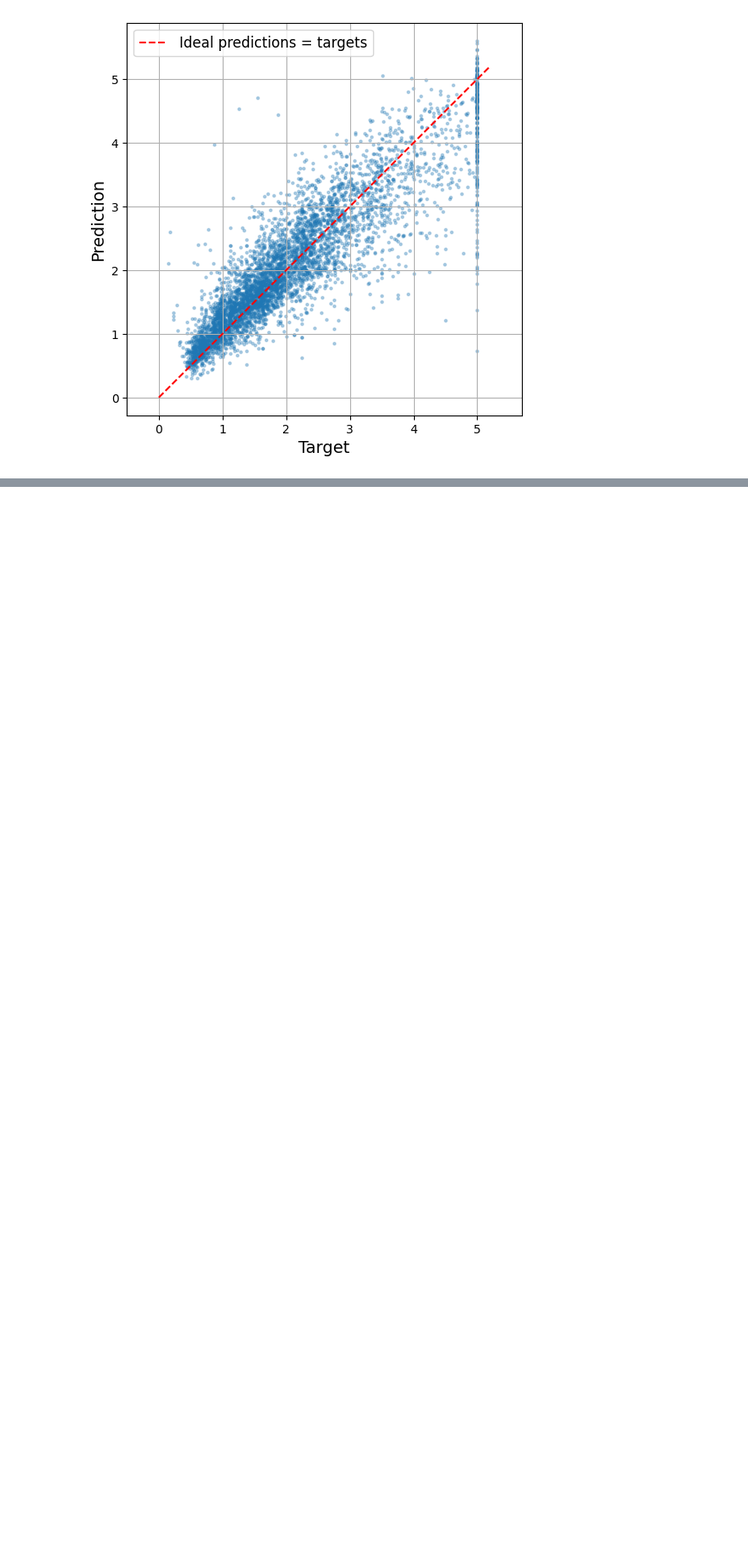
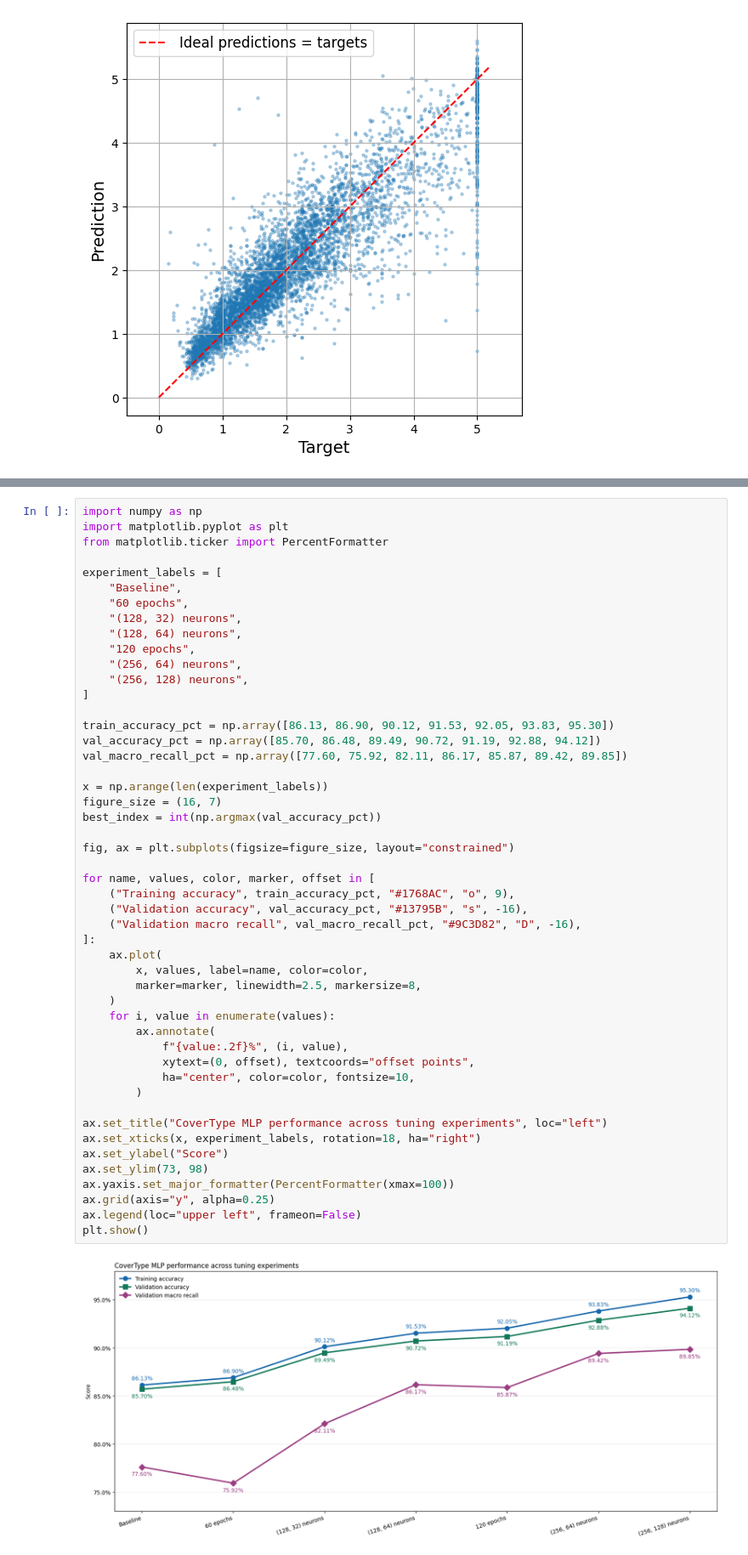
Before and after one commit to oabdelhalim8/ML---8, a Jupyter notebook: ML_project.ipynb, the cells around one changed output, grey strips where cells are left out. Shown at 85% size. Cells and saved outputs as stored; diff of their text form; blank space fills up the shorter version.

```diff
--- a/ML_project.ipynb
+++ b/ML_project.ipynb
@@ -206,0 +928,51 @@ plt.show()
+# %%
+import numpy as np
+import matplotlib.pyplot as plt
+from matplotlib.ticker import PercentFormatter
+
+experiment_labels = [
+    "Baseline",
+    "60 epochs",
+    "(128, 32) neurons",
+    "(128, 64) neurons",
+    "120 epochs",
+    "(256, 64) neurons",
+    "(256, 128) neurons",
+]
+
+train_accuracy_pct = np.array([86.13, 86.90, 90.12, 91.53, 92.05, 93.83, 95.30])
+val_accuracy_pct = np.array([85.70, 86.48, 89.49, 90.72, 91.19, 92.88, 94.12])
+val_macro_recall_pct = np.array([77.60, 75.92, 82.11, 86.17, 85.87, 89.42, 89.85])
+
+x = np.arange(len(experiment_labels))
+figure_size = (16, 7)
+best_index = int(np.argmax(val_accuracy_pct))
+
+fig, ax = plt.subplots(figsize=figure_size, layout="constrained")
+
+for name, values, color, marker, offset in [
+    ("Training accuracy", train_accuracy_pct, "#1768AC", "o", 9),
+    ("Validation accuracy", val_accuracy_pct, "#13795B", "s", -16),
+    ("Validation macro recall", val_macro_recall_pct, "#9C3D82", "D", -16),
+]:
+    ax.plot(
+        x, values, label=name, color=color,
+        marker=marker, linewidth=2.5, markersize=8,
+    )
+    for i, value in enumerate(values):
+        ax.annotate(
+            f"{value:.2f}%", (i, value),
+            xytext=(0, offset), textcoords="offset points",
+            ha="center", color=color, fontsize=10,
+        )
+
+ax.set_title("CoverType MLP performance across tuning experiments", loc="left")
+ax.set_xticks(x, experiment_labels, rotation=18, ha="right")
+ax.set_ylabel("Score")
+ax.set_ylim(73, 98)
+ax.yaxis.set_major_formatter(PercentFormatter(xmax=100))
+ax.grid(axis="y", alpha=0.25)
+ax.legend(loc="upper left", frameon=False)
+plt.show()
+# %% [output]
+[figure, added]
```
Also changed, not shown: parts of 32 cells of this notebook.
